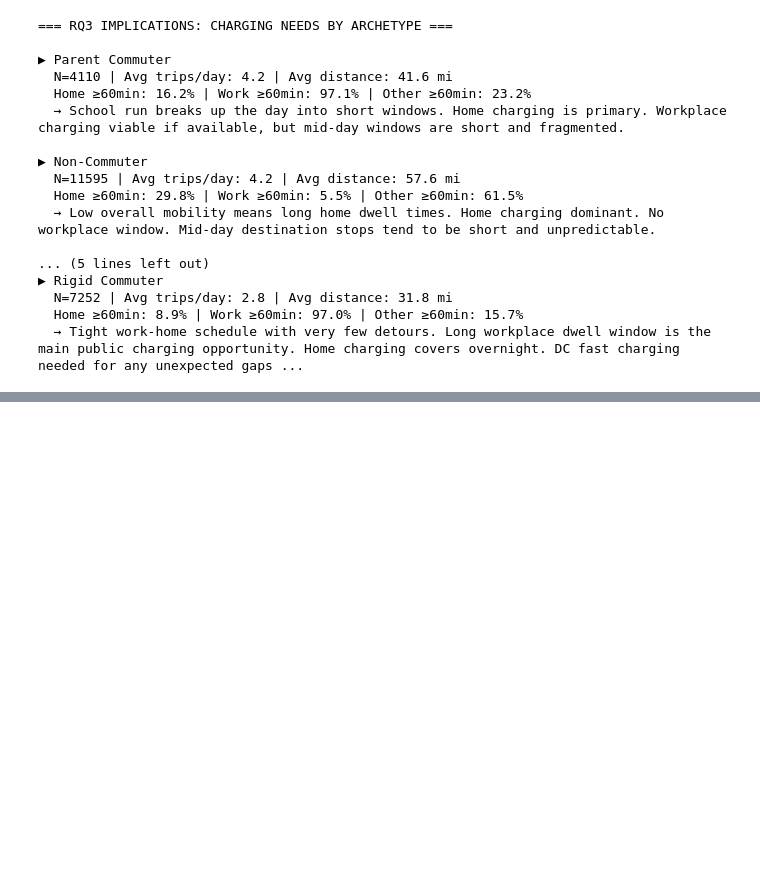
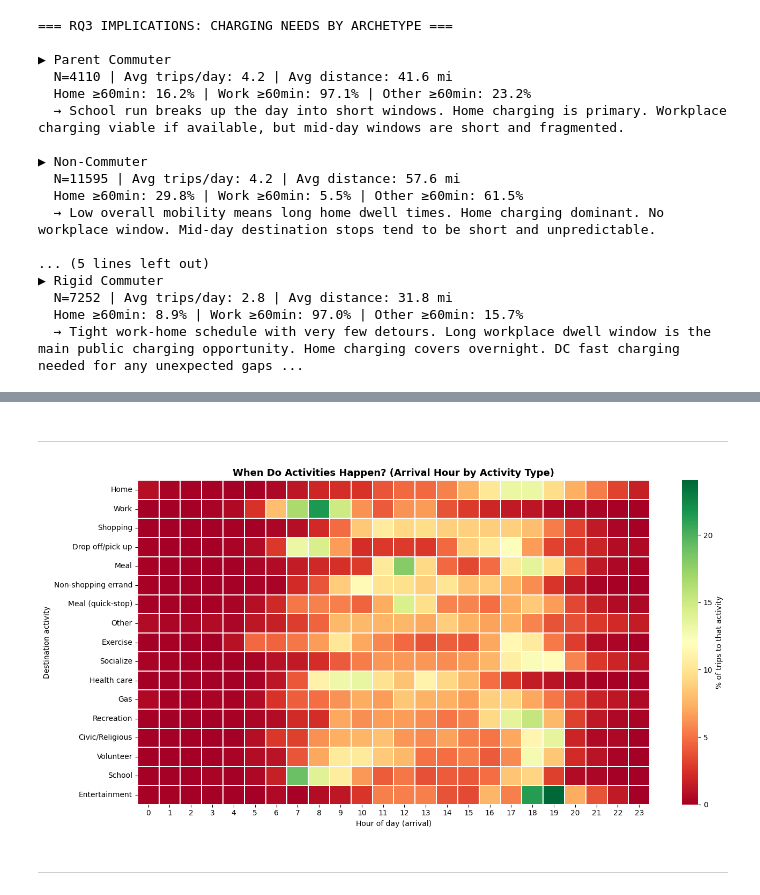
Before and after one commit to pengu-rengu/ev_digital_city, a Jupyter notebook: notebooks/ev_data_analysis.ipynb, the cells around one changed output, grey strips where cells are left out. Cells and saved outputs as stored; diff of their text form; code cells hidden in the pictures; blank space fills up the shorter version.

```diff
--- a/notebooks/ev_data_analysis.ipynb
+++ b/notebooks/ev_data_analysis.ipynb
@@ -555,0 +634,45 @@ for archetype in archetype_order:
+# %% [markdown]
+----
+# %%
+# ─────────────────────────────────────────────────────────────────────────
+# Cell 15: Activity Timing Heatmap (Hour of Day x Activity Type)
+# ─────────────────────────────────────────────────────────────────────────
+# This is the "by activity type" half of the request — when does each
+# activity happen, regardless of who's doing it. Uses arrival hour since
+# that's when the activity itself actually starts.
+
+trips_with_archetype['arr_hour_int'] = trips_with_archetype['arr_hour'].apply(
+    lambda h: int(h) % 24 if pd.notna(h) else np.nan
+)
+
+activity_hour = (
+    trips_with_archetype
+    .dropna(subset=['arr_hour_int', 'D_ACTIVITY_LABEL'])
+    .groupby(['D_ACTIVITY_LABEL', 'arr_hour_int'])
+    .size()
+    .unstack(fill_value=0)
+)
+
+# Order rows by total trip volume, descending
+activity_order = activity_hour.sum(axis=1).sort_values(ascending=False).index
+activity_hour = activity_hour.reindex(activity_order)
+
+# Row-normalize to % so high-volume activities (Home, Work) don't visually
+# drown out the timing *shape* of lower-volume ones (Gym, Bank, etc.)
+activity_hour_pct = activity_hour.div(activity_hour.sum(axis=1), axis=0) * 100
+
+fig, ax = plt.subplots(figsize=(14, 7))
+sns.heatmap(activity_hour_pct, cmap='RdYlGn', ax=ax,
+            cbar_kws={'label': '% of trips to that activity'},
+            linewidths=0.3, linecolor='white')
+ax.set_title('When Do Activities Happen? (Arrival Hour by Activity Type)',
+             fontsize=13, fontweight='bold')
+ax.set_xlabel('Hour of day (arrival)')
+ax.set_ylabel('Destination activity')
+
+plt.tight_layout()
+plt.show()
+# %% [output]
+[figure, added]
+# %% [markdown]
+---
```
Also changed, not shown: parts of 17 cells of this notebook, 3 other files.
